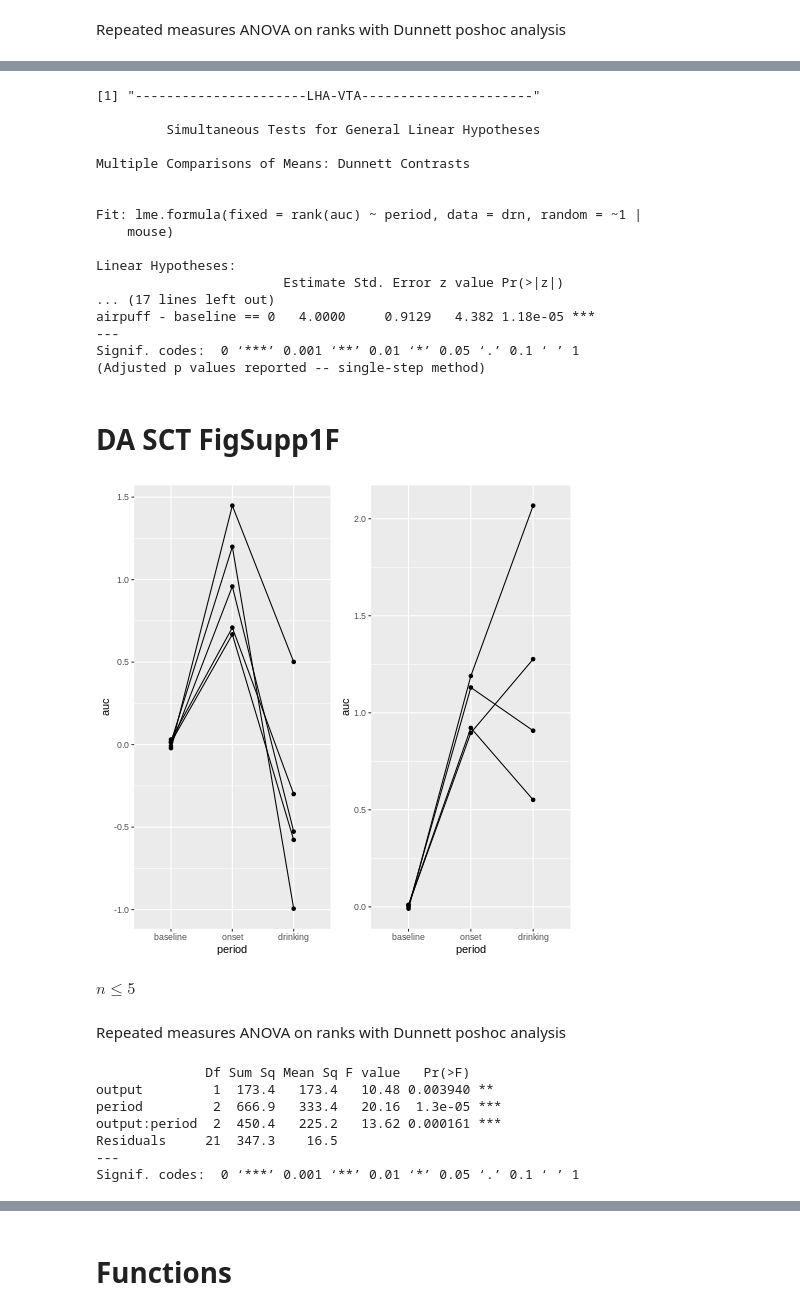
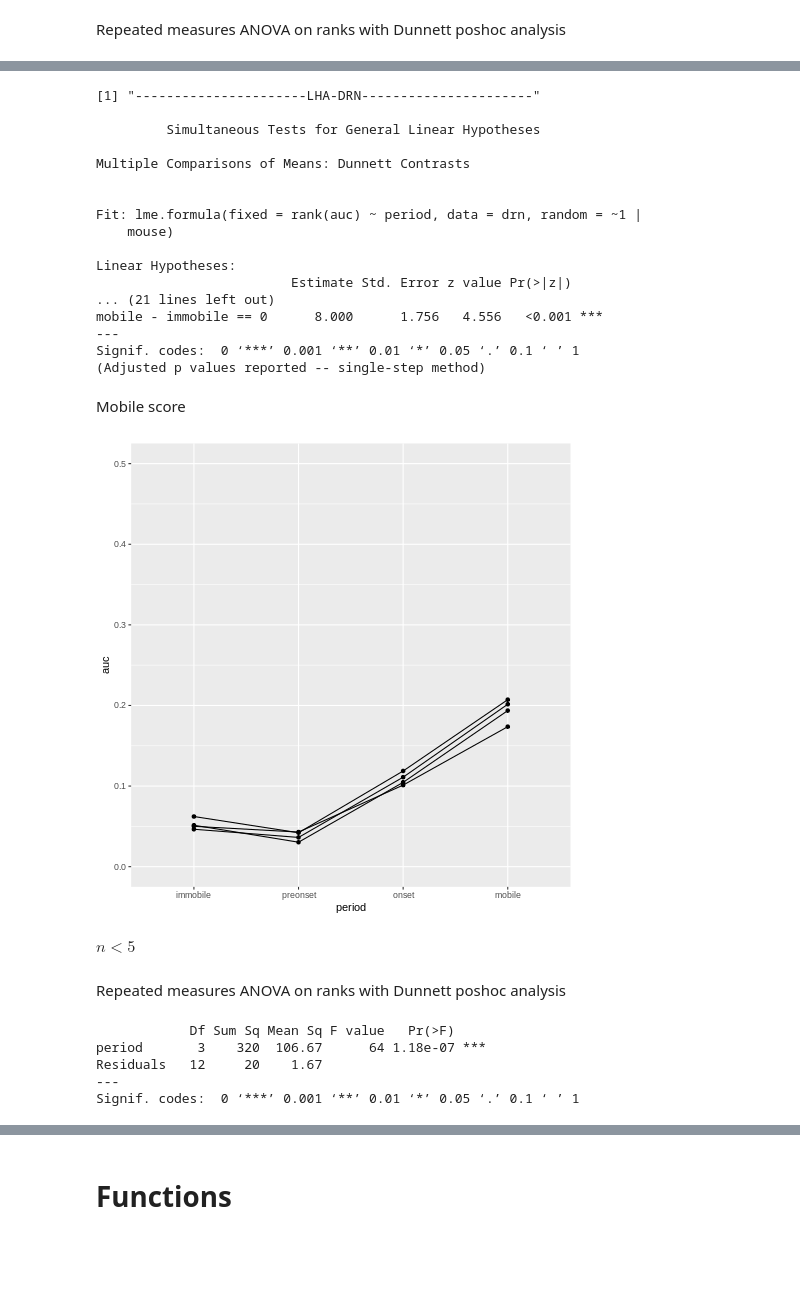
Before and after one commit to katemartian/LHoutputsManuscript, a Jupyter notebook: sourceData/Fig3_stats.ipynb, the cells around one changed output, grey strips where cells are left out. Saved outputs shown, nothing was run; the diff lists cells and outputs as text; code cells hidden in the pictures; blank space fills up the shorter version.

```diff
--- a/sourceData/Fig3_stats.ipynb
+++ b/sourceData/Fig3_stats.ipynb
@@ -696,17 +253,17 @@ Residuals     10  53.08    5.31
 Signif. codes:  0 ‘***’ 0.001 ‘**’ 0.01 ‘*’ 0.05 ‘.’ 0.1 ‘ ’ 1
 # %%
 %%R
-print('----------------------LHA-VTA----------------------')
-drn = df[df$output=='LHA-VTA',]
+print('----------------------LHA-DRN----------------------')
+drn = df[df$output=='LHA-DRN',]
 lme.model <- lme(rank(auc) ~ period, random=~1|mouse, data=drn)
 print(summary(glht(lme.model, linfct=mcp(period="Dunnet"))))
 
-print('-----------------------DA VTA----------------------')
-da = df[df$output=='DA VTA',]
-lme.model <- lme(rank(auc) ~ period, random=~1|mouse, data=da)
+print('----------------------LHA-VTA----------------------')
+vta = df[df$output=='LHA-VTA',]
+lme.model <- lme(rank(auc) ~ period, random=~1|mouse, data=vta)
 print(summary(glht(lme.model, linfct=mcp(period="Dunnet"))))
 # %% [output]
-[1] "----------------------LHA-VTA----------------------"
+[1] "----------------------LHA-DRN----------------------"
 
          Simultaneous Tests for General Linear Hypotheses
 
@@ -717,18 +274,17 @@ Fit: lme.formula(fixed = rank(auc) ~ period, data = drn, random = ~1 |
     mouse)
 
 Linear Hypotheses:
-                        Estimate Std. Error z value Pr(>|z|)
-... (17 lines left out)
-airpuff - baseline == 0   4.0000     0.9129   4.382 1.18e-05 ***
+                         Estimate Std. Error z value Pr(>|z|)
+... (21 lines left out)
+mobile - immobile == 0      8.000      1.756   4.556   <0.001 ***
 ---
 Signif. codes:  0 ‘***’ 0.001 ‘**’ 0.01 ‘*’ 0.05 ‘.’ 0.1 ‘ ’ 1
 (Adjusted p values reported -- single-step method)
-# %% [markdown]
-# DA SCT FigSupp1F
+# %% [markdown]
+Mobile score
 # %%
 %%R
-df <- read_excel("fig3_DA.xlsx", sheet="SCT")
-df$output = as.factor(df$output)
+df <- read_excel("fig3_LHretro.xlsx", sheet = "OFT_mobileScore")
 df$period = as.factor(df$period)
 df$auc = as.numeric(df$auc)
 # %%
@@ -739,23 +295,19 @@ df$period <- factor(df$period, labels=c('baseline','onset','drinking'))
 # %%
 %%R
-p1 <- ggplot(df[(df$output=="LHA-VTA"),], aes(x=period, y=auc)) + geom_point() + geom_line(aes(group=mouse))
-p2 <- ggplot(df[(df$output=="DA VTA"),], aes(x=period, y=auc)) + geom_point() + geom_line(aes(group=mouse))
-multiplot(p1,p2, cols=2)
+ggplot(df, aes(x=period, y=auc)) + geom_point() + geom_line(aes(group=mouse)) + ylim(0,0.5)
 # %% [output]
-[figure, old version]
+[figure, new version]
 # %% [markdown]
-$n \le 5$
+$n<5$
 # %% [markdown]
 Repeated measures ANOVA on ranks with Dunnett poshoc analysis
 # %%
 %%R
-anova <- aov(rank(auc) ~ output*period, random=~1|mouse, data=df)
+anova <- aov(rank(auc) ~ period, random=~1|mouse, data=df)
 summary(anova)
 # %% [output]
-              Df Sum Sq Mean Sq F value   Pr(>F)
-output         1  173.4   173.4   10.48 0.003940 **
-period         2  666.9   333.4   20.16  1.3e-05 ***
-output:period  2  450.4   225.2   13.62 0.000161 ***
-Residuals     21  347.3    16.5
+            Df Sum Sq Mean Sq F value   Pr(>F)
+period       3    320  106.67      64 1.18e-07 ***
+Residuals   12     20    1.67
 ---
 Signif. codes:  0 ‘***’ 0.001 ‘**’ 0.01 ‘*’ 0.05 ‘.’ 0.1 ‘ ’ 1
```
Also changed, not shown: parts of 108 cells of this notebook.
